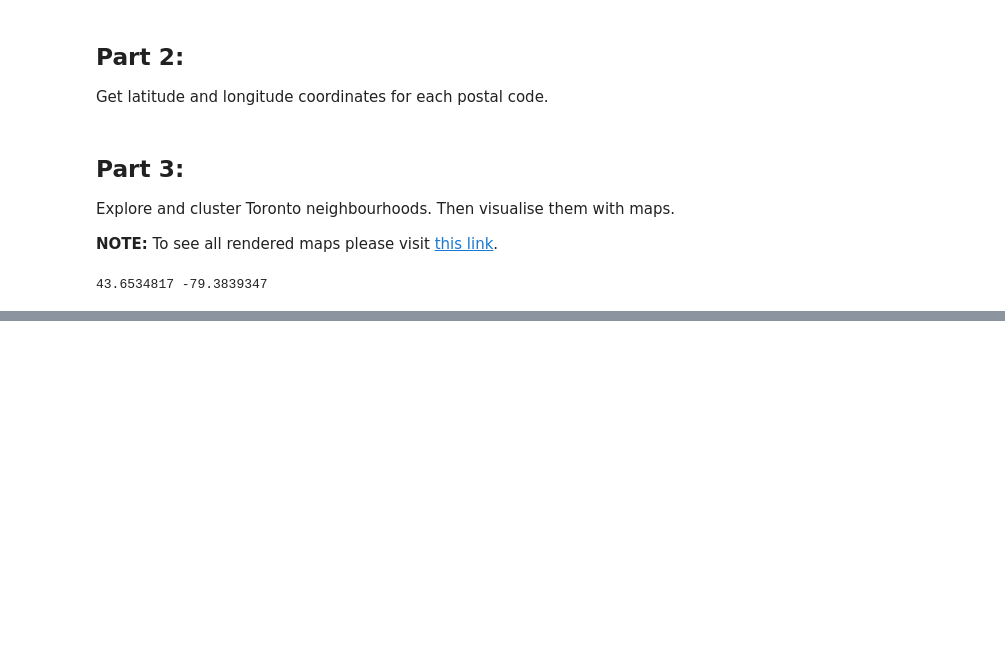
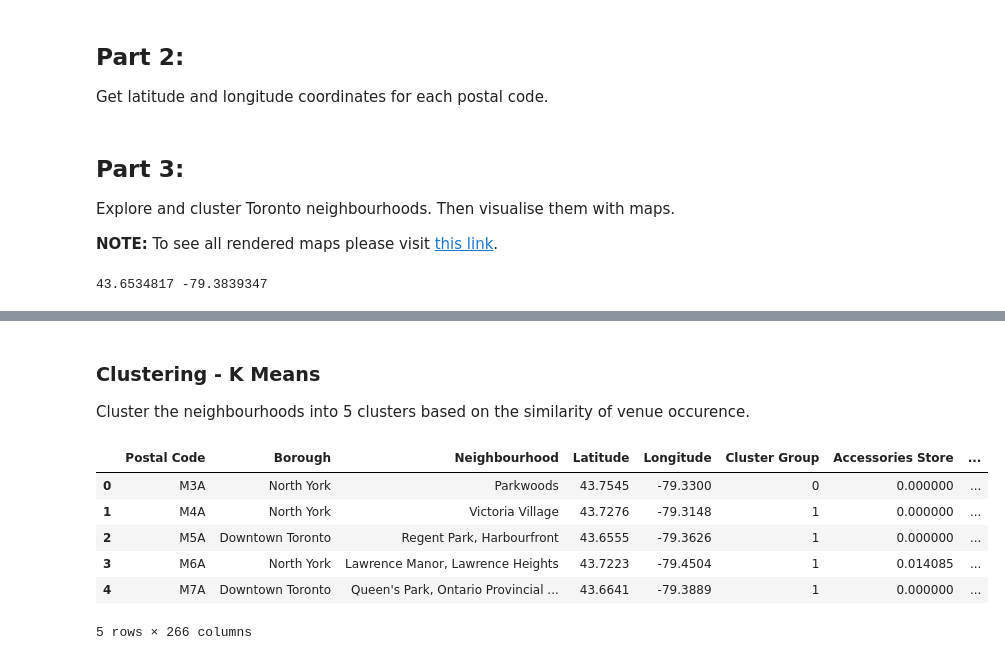
Before and after one commit to MarketaM/Coursera_Capstone, a Jupyter notebook: notebooks/Toronto_neighborhoods.ipynb, the cells around one changed output, grey strips where cells are left out. Cells and saved outputs as stored; diff of their text form; code cells hidden in the pictures; blank space fills up the shorter version.

Commit message:
feat: Adds clustering and visualization.

```diff
--- a/notebooks/Toronto_neighborhoods.ipynb
+++ b/notebooks/Toronto_neighborhoods.ipynb
@@ -123,0 +173,4 @@ toronto_map
+# %%
+# run the function to get Toronto neighbourhood venues
+toronto_venues = getVenues(names=df_toronto["Neighbourhood"], latitudes=df_toronto["Latitude"], longitudes=df_toronto["Longitude"])
+toronto_venues.head()
@@ -123,0 +201,6 @@ toronto_map
+# %%
+# converts categorical values to int
+toronto_onehot = pd.get_dummies(toronto_venues[["Venue Category"]], prefix="", prefix_sep="")
+toronto_onehot["Neighbourhood"] = toronto_venues["Neighbourhood"]
+toronto_onehot = toronto_onehot[[toronto_onehot.columns[-1]] + list(toronto_onehot.columns[:-1])]
+toronto_onehot.head()
@@ -123,0 +215,4 @@ toronto_map
+# %%
+# group the dataframe by neighbourhoods
+toronto_grouped = toronto_onehot.groupby("Neighbourhood").mean().reset_index()
+toronto_grouped.head()
@@ -123,0 +227,25 @@ toronto_map
+# %% [markdown]
+### Clustering - K Means
+Cluster the neighbourhoods into 5 clusters based on the similarity of venue occurence.
+# %%
+from sklearn.cluster import KMeans
+import matplotlib.cm as cm
+import matplotlib.colors as colors
+
+number_of_clusters = 5
+toronto_clustering = toronto_grouped.drop("Neighbourhood", axis=1)
+k_means = KMeans(n_clusters = number_of_clusters, random_state = 4).fit(toronto_clustering)
+toronto_grouped.insert(0, "Cluster Group", k_means.labels_)
+df_toronto = df_toronto.join(toronto_grouped.set_index("Neighbourhood"), on="Neighbourhood")
+# %%
+df_toronto.dropna(axis=0, inplace=True)
+df_toronto["Cluster Group"] = df_toronto["Cluster Group"].astype(int)
+df_toronto.head()
+# %% [output]
+|  | Postal Code | Borough | Neighbourhood | Latitude | Longitude | Cluster Group | Accessories Store | ... |
+| 0 | M3A | North York | Parkwoods | 43.7545 | -79.3300 | 0 | 0.000000 | ... |
+| 1 | M4A | North York | Victoria Village | 43.7276 | -79.3148 | 1 | 0.000000 | ... |
+| 2 | M5A | Downtown Toronto | Regent Park, Harbourfront | 43.6555 | -79.3626 | 1 | 0.000000 | ... |
+| 3 | M6A | North York | Lawrence Manor, Lawrence Heights | 43.7223 | -79.4504 | 1 | 0.014085 | ... |
+| 4 | M7A | Downtown Toronto | Queen's Park, Ontario Provincial ... | 43.6641 | -79.3889 | 1 | 0.000000 | ... |
+5 rows × 266 columns
```
Also changed, not shown: parts of 9 cells of this notebook.
